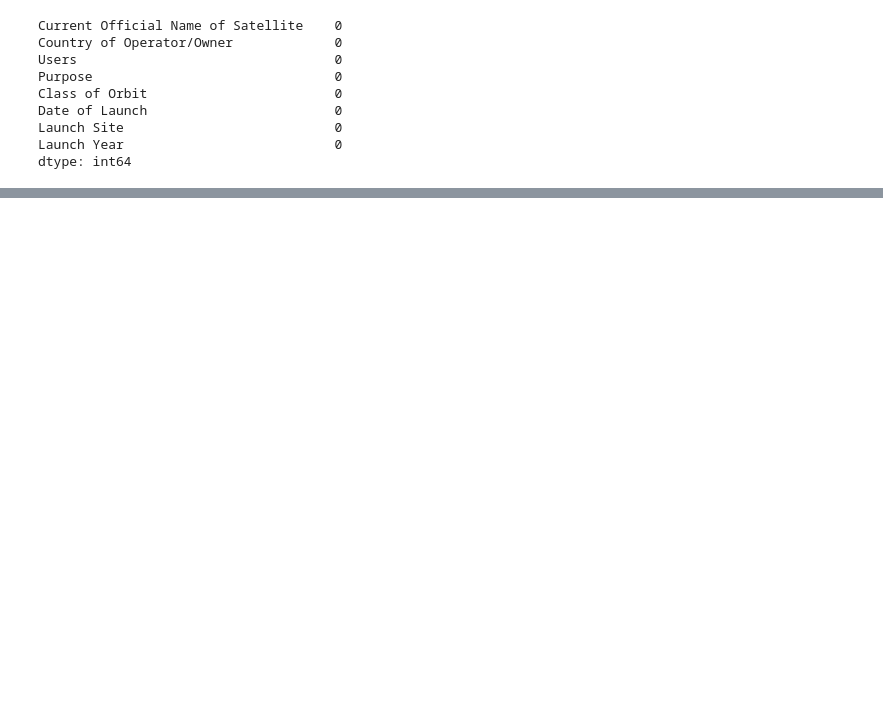
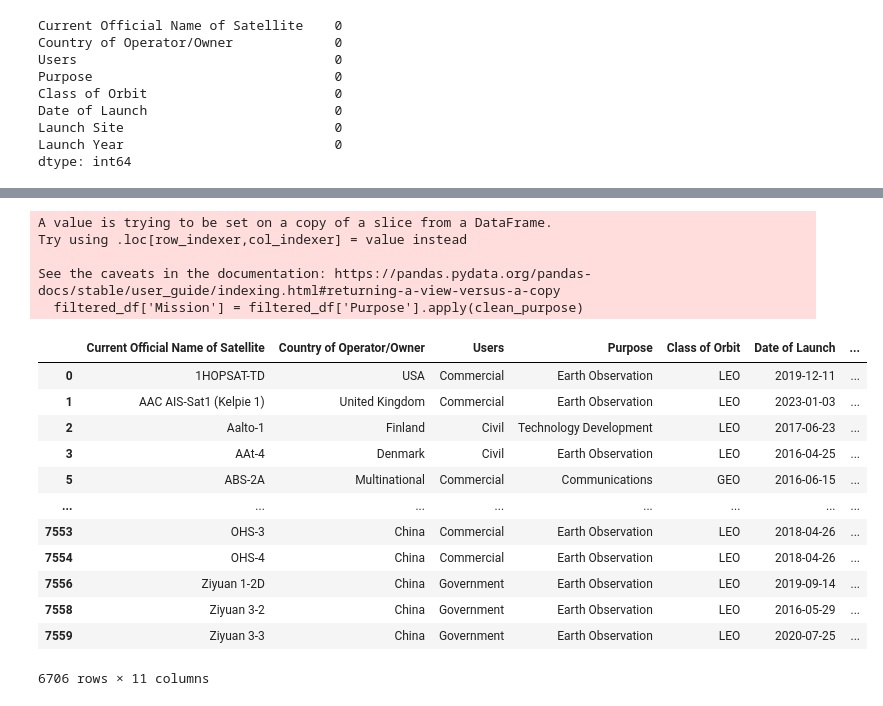
Before and after one commit to tashhalex/DDI-midterm, a Jupyter notebook: midterm.ipynb, the cells around one changed output, grey strips where cells are left out. Saved outputs shown, nothing was run; the diff lists cells and outputs as text; code cells hidden in the pictures; blank space fills up the shorter version.

```diff
--- a/midterm.ipynb
+++ b/midterm.ipynb
@@ -173,0 +195,43 @@ dtype: int64
+# %%
+# Create a function that will add a new column of Purpose Categories and categorize them based on OG purpose
+def clean_purpose(purpose):
+    valid_categories = [
+    'Communications',
+    'Earth Observation',
+    'Navigation',
+    'Meteorological',
+    'Space Observation',
+    'Space Science',
+    'Technology Development']
+
+    if pd.isnull(purpose):
+        return 'Other'
+
+    purposes = [p.strip().title() for p in purpose.split('/')]
+
+    for p in purposes:
+        if p in valid_categories:
+            return p
+    return 'Other'
+
+filtered_df['Mission'] = filtered_df['Purpose'].apply(clean_purpose)
+filtered_df
+# %% [output]
+A value is trying to be set on a copy of a slice from a DataFrame.
+Try using .loc[row_indexer,col_indexer] = value instead
+
+See the caveats in the documentation: https://pandas.pydata.org/pandas-docs/stable/user_guide/indexing.html#returning-a-view-versus-a-copy
+  filtered_df['Mission'] = filtered_df['Purpose'].apply(clean_purpose)
+|  | Current Official Name of Satellite | Country of Operator/Owner | Users | Purpose | Class of Orbit | Date of Launch | ... |
+| 0 | 1HOPSAT-TD | USA | Commercial | Earth Observation | LEO | 2019-12-11 | ... |
+| 1 | AAC AIS-Sat1 (Kelpie 1) | United Kingdom | Commercial | Earth Observation | LEO | 2023-01-03 | ... |
+| 2 | Aalto-1 | Finland | Civil | Technology Development | LEO | 2017-06-23 | ... |
+| 3 | AAt-4 | Denmark | Civil | Earth Observation | LEO | 2016-04-25 | ... |
+| 5 | ABS-2A | Multinational | Commercial | Communications | GEO | 2016-06-15 | ... |
+| ... | ... | ... | ... | ... | ... | ... | ... |
+| 7553 | OHS-3 | China | Commercial | Earth Observation | LEO | 2018-04-26 | ... |
+| 7554 | OHS-4 | China | Commercial | Earth Observation | LEO | 2018-04-26 | ... |
+| 7556 | Ziyuan 1-2D | China | Government | Earth Observation | LEO | 2019-09-14 | ... |
+| 7558 | Ziyuan 3-2 | China | Government | Earth Observation | LEO | 2016-05-29 | ... |
+| 7559 | Ziyuan 3-3 | China | Government | Earth Observation | LEO | 2020-07-25 | ... |
+6706 rows × 11 columns
```
Also changed, not shown: parts of 6 cells of this notebook, 3 other files.
